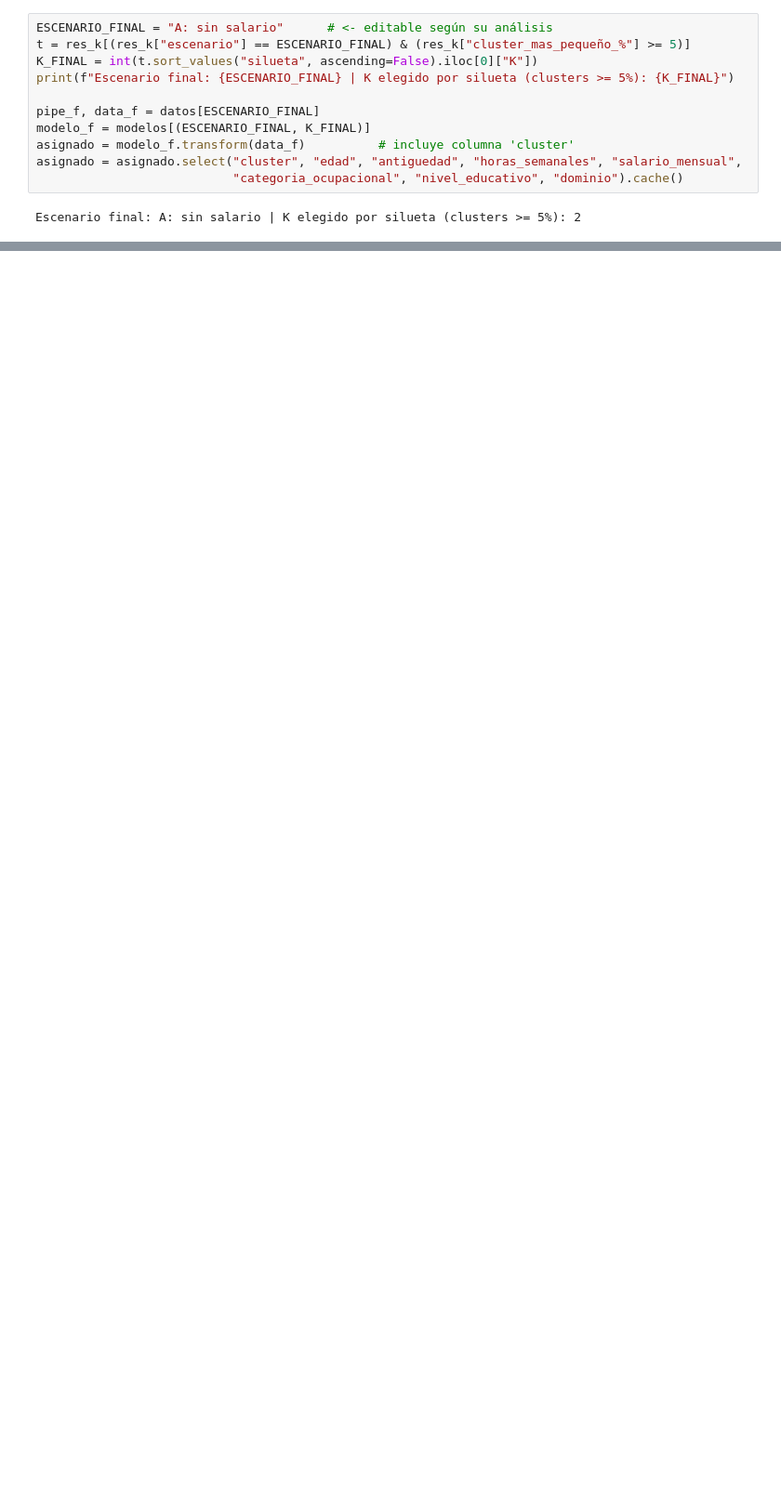
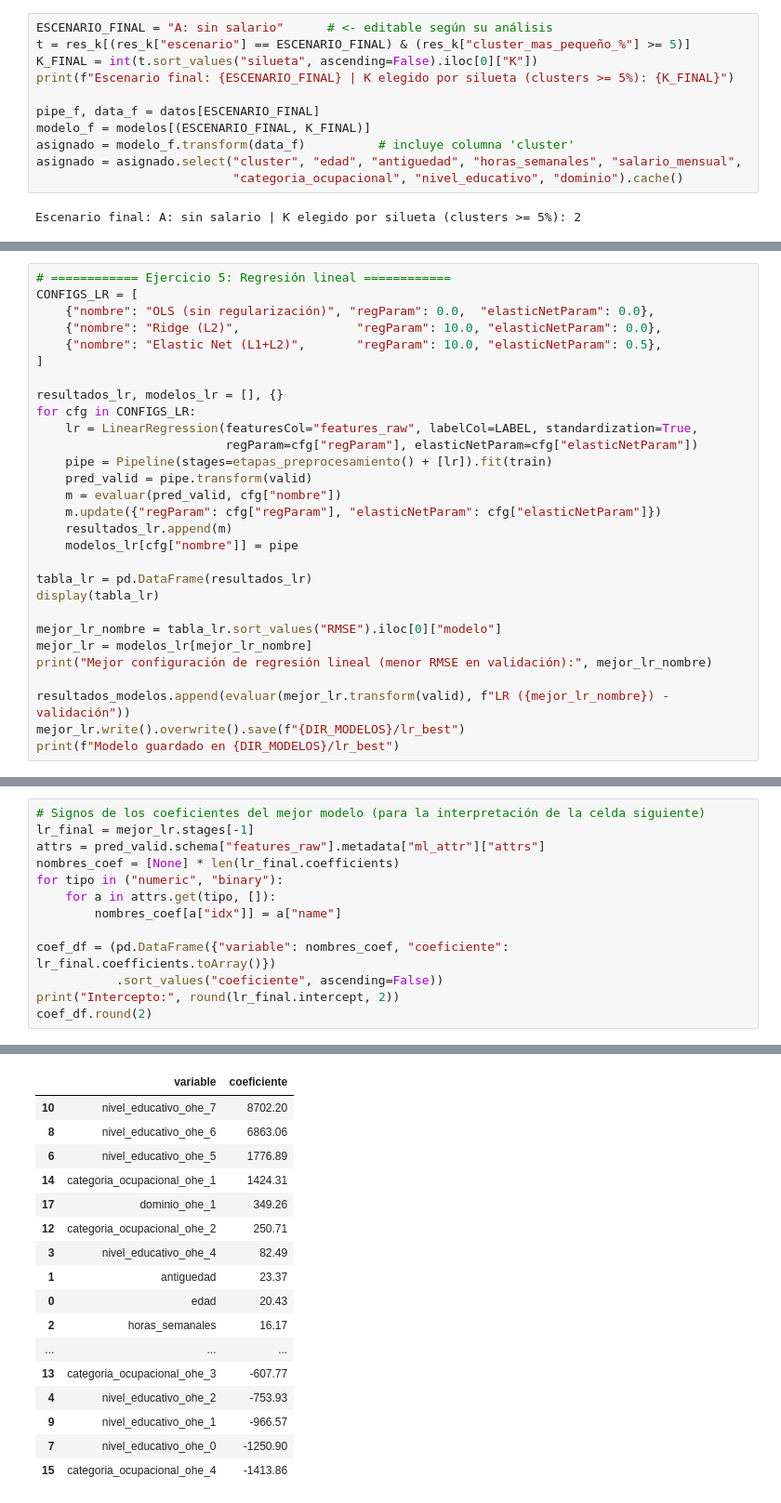
Before and after one commit to Zacatac23/Laboratorio-7-Spark, a Jupyter notebook: Laboratorio7_Avance_SparkMLlib.ipynb, the cells around one changed output, grey strips where cells are left out. Shown at 93% size. Saved outputs shown, nothing was run; the diff lists cells and outputs as text; blank space fills up the shorter version.

Commit message:
feat: Analisis asalariados, RL y RF con validacion

```diff
--- a/Laboratorio7_Avance_SparkMLlib.ipynb
+++ b/Laboratorio7_Avance_SparkMLlib.ipynb
@@ -881,0 +964,29 @@ Se generaron: `personas_2025_preparado.parquet` y `personas_2026_preparado.parqu
+# %%
+# ============ Ejercicio 5: Regresión lineal ============
+CONFIGS_LR = [
+    {"nombre": "OLS (sin regularización)", "regParam": 0.0,  "elasticNetParam": 0.0},
+    {"nombre": "Ridge (L2)",                "regParam": 10.0, "elasticNetParam": 0.0},
+    {"nombre": "Elastic Net (L1+L2)",       "regParam": 10.0, "elasticNetParam": 0.5},
+]
+
+resultados_lr, modelos_lr = [], {}
+for cfg in CONFIGS_LR:
+    lr = LinearRegression(featuresCol="features_raw", labelCol=LABEL, standardization=True,
+                          regParam=cfg["regParam"], elasticNetParam=cfg["elasticNetParam"])
+    pipe = Pipeline(stages=etapas_preprocesamiento() + [lr]).fit(train)
+    pred_valid = pipe.transform(valid)
+    m = evaluar(pred_valid, cfg["nombre"])
+    m.update({"regParam": cfg["regParam"], "elasticNetParam": cfg["elasticNetParam"]})
+    resultados_lr.append(m)
+    modelos_lr[cfg["nombre"]] = pipe
+
+tabla_lr = pd.DataFrame(resultados_lr)
+display(tabla_lr)
+
+mejor_lr_nombre = tabla_lr.sort_values("RMSE").iloc[0]["modelo"]
+mejor_lr = modelos_lr[mejor_lr_nombre]
+print("Mejor configuración de regresión lineal (menor RMSE en validación):", mejor_lr_nombre)
+
+resultados_modelos.append(evaluar(mejor_lr.transform(valid), f"LR ({mejor_lr_nombre}) - validación"))
+mejor_lr.write().overwrite().save(f"{DIR_MODELOS}/lr_best")
+print(f"Modelo guardado en {DIR_MODELOS}/lr_best")
@@ -881,0 +1000,14 @@ Se generaron: `personas_2025_preparado.parquet` y `personas_2026_preparado.parqu
+# %%
+# Signos de los coeficientes del mejor modelo (para la interpretación de la celda siguiente)
+lr_final = mejor_lr.stages[-1]
+attrs = pred_valid.schema["features_raw"].metadata["ml_attr"]["attrs"]
+nombres_coef = [None] * len(lr_final.coefficients)
+for tipo in ("numeric", "binary"):
+    for a in attrs.get(tipo, []):
+        nombres_coef[a["idx"]] = a["name"]
+
+coef_df = (pd.DataFrame({"variable": nombres_coef, "coeficiente": lr_final.coefficients.toArray()})
+           .sort_values("coeficiente", ascending=False))
+print("Intercepto:", round(lr_final.intercept, 2))
+coef_df.round(2)
+# %% [output]
@@ -881,0 +1015,17 @@ Se generaron: `personas_2025_preparado.parquet` y `personas_2026_preparado.parqu
+|  | variable | coeficiente |
+| 10 | nivel_educativo_ohe_7 | 8702.20 |
+| 8 | nivel_educativo_ohe_6 | 6863.06 |
+| 6 | nivel_educativo_ohe_5 | 1776.89 |
+| 14 | categoria_ocupacional_ohe_1 | 1424.31 |
+| 17 | dominio_ohe_1 | 349.26 |
+| 12 | categoria_ocupacional_ohe_2 | 250.71 |
+| 3 | nivel_educativo_ohe_4 | 82.49 |
+| 1 | antiguedad | 23.37 |
+| 0 | edad | 20.43 |
+| 2 | horas_semanales | 16.17 |
+| ... | ... | ... |
+| 13 | categoria_ocupacional_ohe_3 | -607.77 |
+| 4 | nivel_educativo_ohe_2 | -753.93 |
+| 9 | nivel_educativo_ohe_1 | -966.57 |
+| 7 | nivel_educativo_ohe_0 | -1250.90 |
+| 15 | categoria_ocupacional_ohe_4 | -1413.86 |
```
Also changed, not shown: parts of 36 cells of this notebook.
